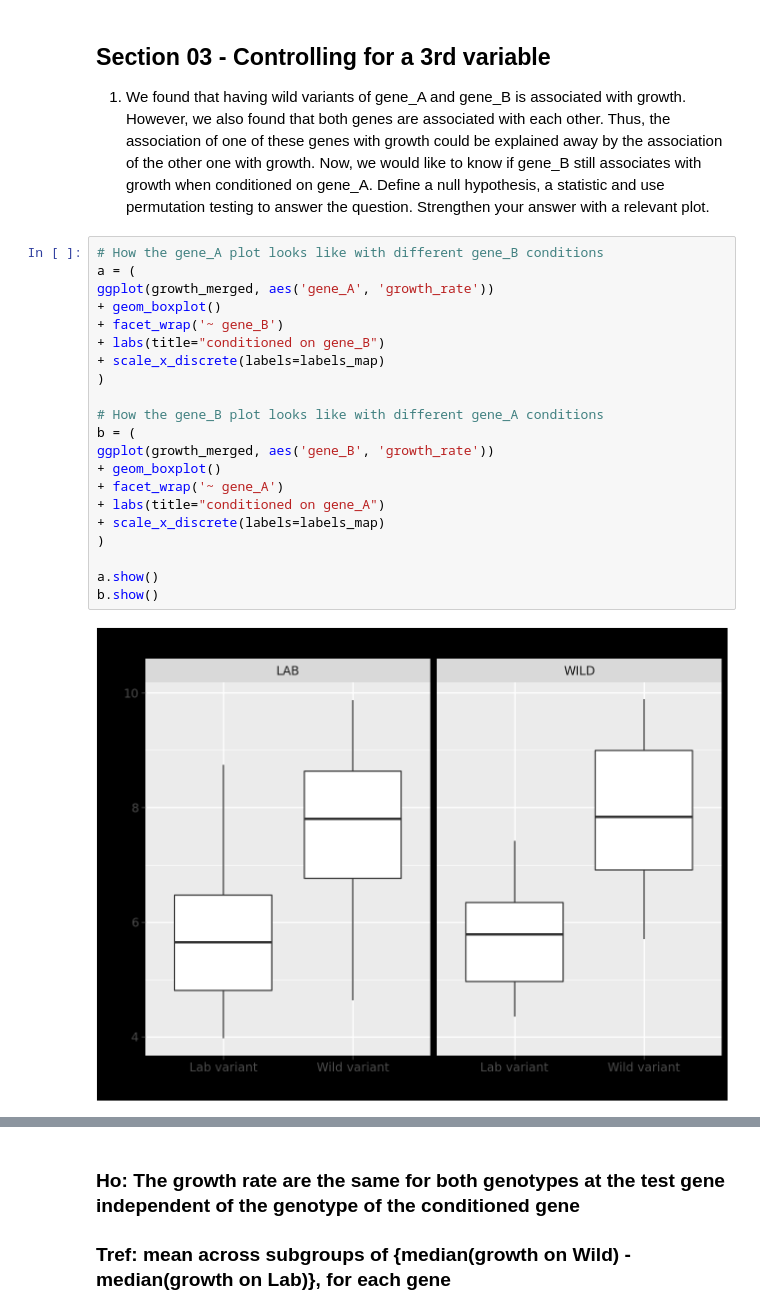
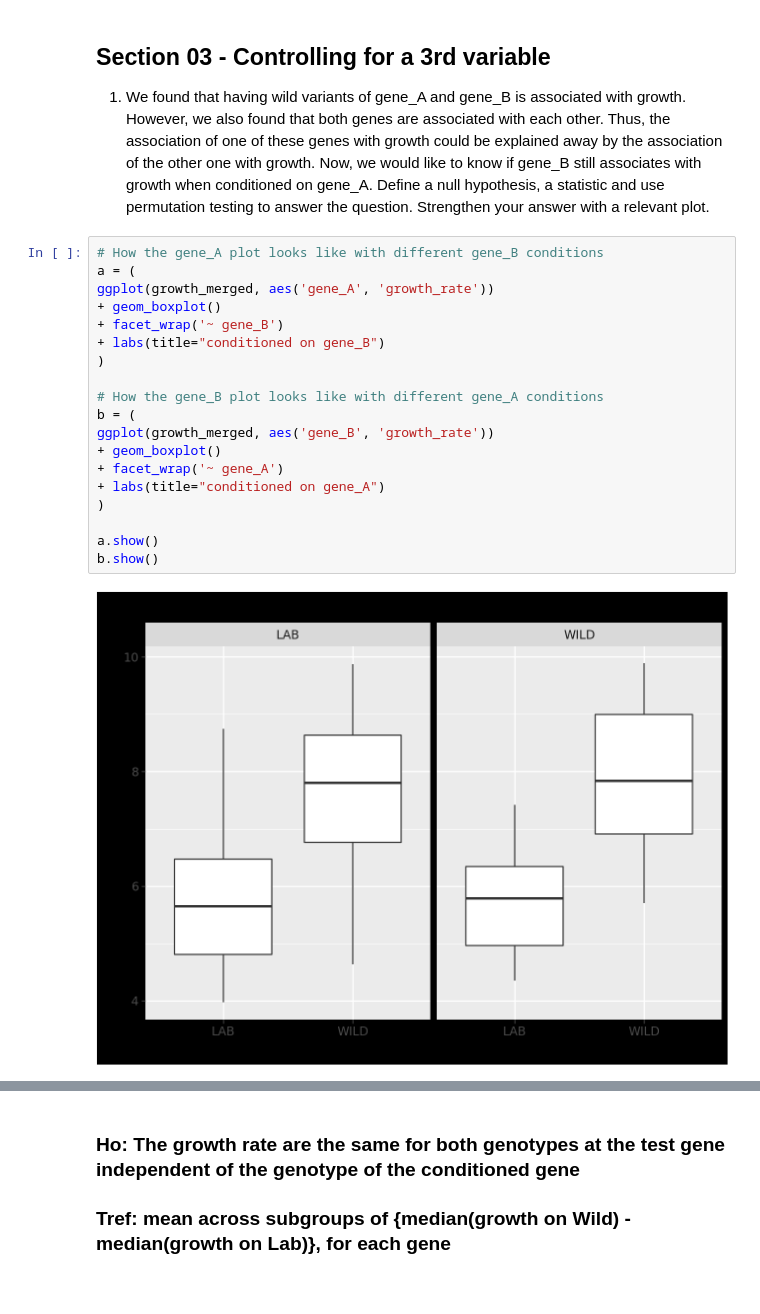
Before and after one commit to areiljan/DataScience, a Jupyter notebook: EX7/7.ipynb, the cells around one changed output, grey strips where cells are left out. Cells and saved outputs as stored; diff of their text form.

```diff
--- a/EX7/7.ipynb
+++ b/EX7/7.ipynb
@@ -193,23 +193,21 @@ with a relevant plot.
 # %%
 # How the gene_A plot looks like with different gene_B conditions
 a = (
 ggplot(growth_merged, aes('gene_A', 'growth_rate'))
 + geom_boxplot()
 + facet_wrap('~ gene_B')
 + labs(title="conditioned on gene_B")
-+ scale_x_discrete(labels=labels_map)
 )
 
 # How the gene_B plot looks like with different gene_A conditions
 b = (
 ggplot(growth_merged, aes('gene_B', 'growth_rate'))
 + geom_boxplot()
 + facet_wrap('~ gene_A')
 + labs(title="conditioned on gene_A")
-+ scale_x_discrete(labels=labels_map)
 )
 
 a.show()
 b.show()
 # %% [output]
-[figure, old version]
+[figure, new version]
```
Also changed, not shown: parts of 1 cell of this notebook.
